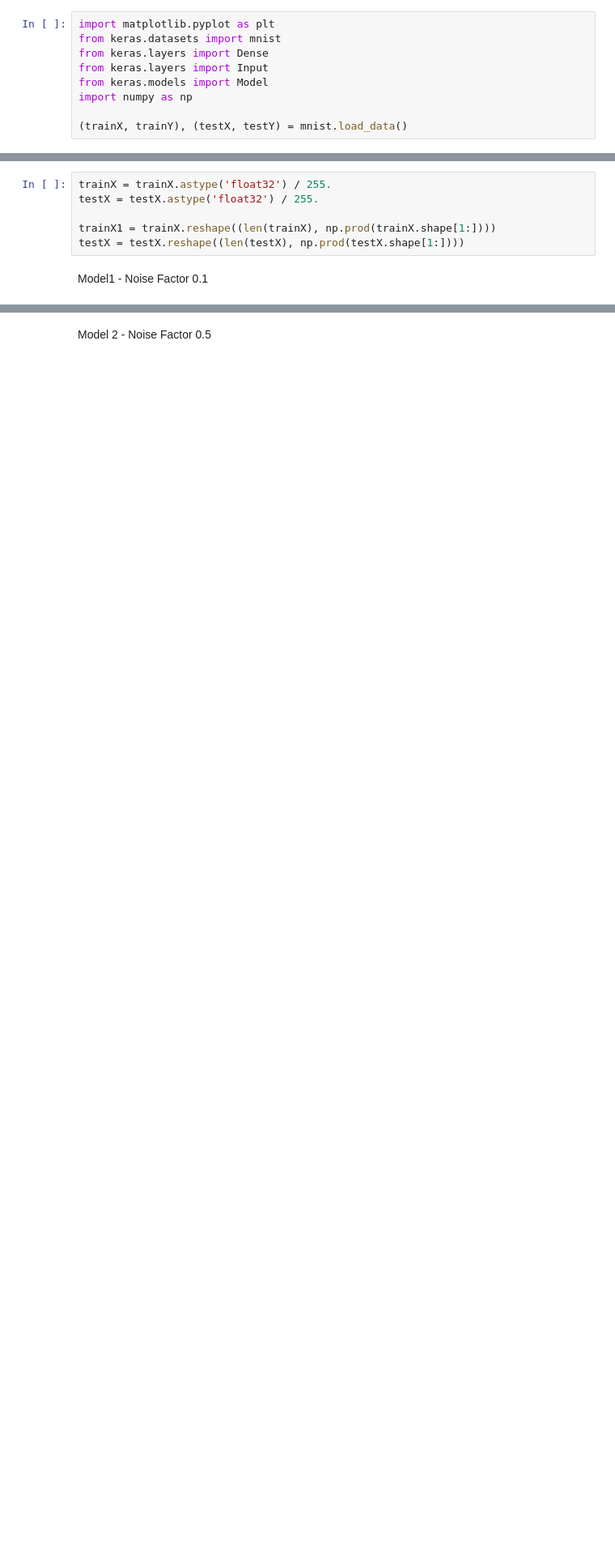
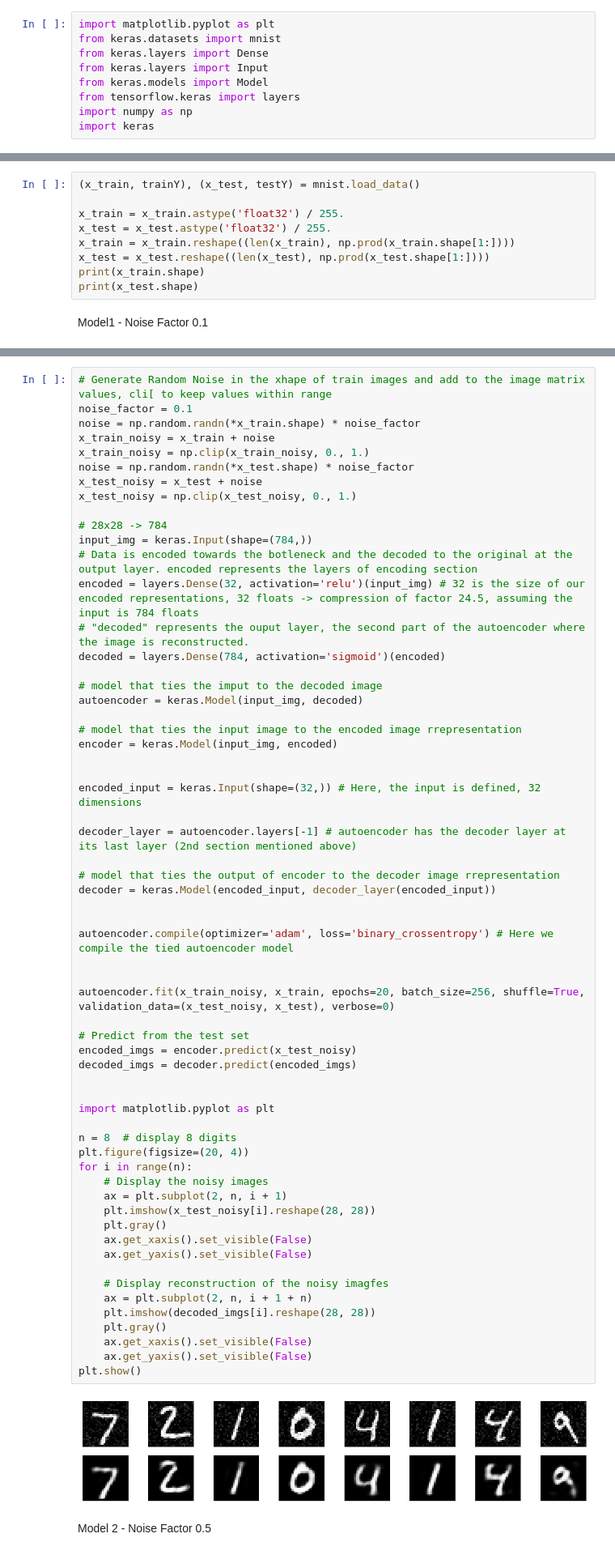
Before and after one commit to ayanoglu/Denoising-Autoencoder, a Jupyter notebook: Denoising_Autoencoder.ipynb, the cells around one changed output, grey strips where cells are left out. Shown at 81% size. Drawn from its saved outputs; the diff is of its cells as text; blank space fills up the shorter version.

```diff
--- a/Denoising_Autoencoder.ipynb
+++ b/Denoising_Autoencoder.ipynb
@@ -8,16 +8,19 @@ from keras.datasets import mnist
 from keras.layers import Dense
 from keras.layers import Input
 from keras.models import Model
+from tensorflow.keras import layers
 import numpy as np
-
-(trainX, trainY), (testX, testY) = mnist.load_data()
+import keras
 # %% [markdown]
 Image Data Normalized, Flattened
 # %%
-trainX = trainX.astype('float32') / 255.
-testX = testX.astype('float32') / 255.
+(x_train, trainY), (x_test, testY) = mnist.load_data()
 
-trainX1 = trainX.reshape((len(trainX), np.prod(trainX.shape[1:])))
-testX = testX.reshape((len(testX), np.prod(testX.shape[1:])))
+x_train = x_train.astype('float32') / 255.
+x_test = x_test.astype('float32') / 255.
+x_train = x_train.reshape((len(x_train), np.prod(x_train.shape[1:])))
+x_test = x_test.reshape((len(x_test), np.prod(x_test.shape[1:])))
+print(x_train.shape)
+print(x_test.shape)
 # %% [markdown]
 Model1 - Noise Factor 0.1
@@ -85,2 +27,65 @@ plt.show()
+# %%
+# Generate Random Noise in the xhape of train images and add to the image matrix values, cli[ to keep values within range
+noise_factor = 0.1
+noise = np.random.randn(*x_train.shape) * noise_factor
+x_train_noisy = x_train + noise
+x_train_noisy = np.clip(x_train_noisy, 0., 1.)
+noise = np.random.randn(*x_test.shape) * noise_factor
+x_test_noisy = x_test + noise
+x_test_noisy = np.clip(x_test_noisy, 0., 1.)
+
+# 28x28 -> 784
+input_img = keras.Input(shape=(784,))
+# Data is encoded towards the botleneck and the decoded to the original at the output layer. encoded represents the layers of encoding section
+encoded = layers.Dense(32, activation='relu')(input_img) # 32 is the size of our encoded representations, 32 floats -> compression of factor 24.5, assuming the input is 784 floats
+# "decoded" represents the ouput layer, the second part of the autoencoder where the image is reconstructed.
+decoded = layers.Dense(784, activation='sigmoid')(encoded)
+
+# model that ties the imput to the decoded image
+autoencoder = keras.Model(input_img, decoded)
+
+# model that ties the input image to the encoded image rrepresentation
+encoder = keras.Model(input_img, encoded)
+
+
+encoded_input = keras.Input(shape=(32,)) # Here, the input is defined, 32 dimensions
+
+decoder_layer = autoencoder.layers[-1] # autoencoder has the decoder layer at its last layer (2nd section mentioned above)
+
+# model that ties the output of encoder to the decoder image rrepresentation
+decoder = keras.Model(encoded_input, decoder_layer(encoded_input))
+
+
+autoencoder.compile(optimizer='adam', loss='binary_crossentropy') # Here we compile the tied autoencoder model
+
+
+autoencoder.fit(x_train_noisy, x_train, epochs=20, batch_size=256, shuffle=True, validation_data=(x_test_noisy, x_test), verbose=0)
+
+# Predict from the test set
+encoded_imgs = encoder.predict(x_test_noisy)
+decoded_imgs = decoder.predict(encoded_imgs)
+
+
+import matplotlib.pyplot as plt
+
+n = 8  # display 8 digits
+plt.figure(figsize=(20, 4))
+for i in range(n):
+    # Display the noisy images
+    ax = plt.subplot(2, n, i + 1)
+    plt.imshow(x_test_noisy[i].reshape(28, 28))
+    plt.gray()
+    ax.get_xaxis().set_visible(False)
+    ax.get_yaxis().set_visible(False)
+
+    # Display reconstruction of the noisy imagfes
+    ax = plt.subplot(2, n, i + 1 + n)
+    plt.imshow(decoded_imgs[i].reshape(28, 28))
+    plt.gray()
+    ax.get_xaxis().set_visible(False)
+    ax.get_yaxis().set_visible(False)
+plt.show()
+# %% [output]
+[figure, added]
 # %% [markdown]
 Model 2 - Noise Factor 0.5
```
Also changed, not shown: parts of 6 cells of this notebook.
